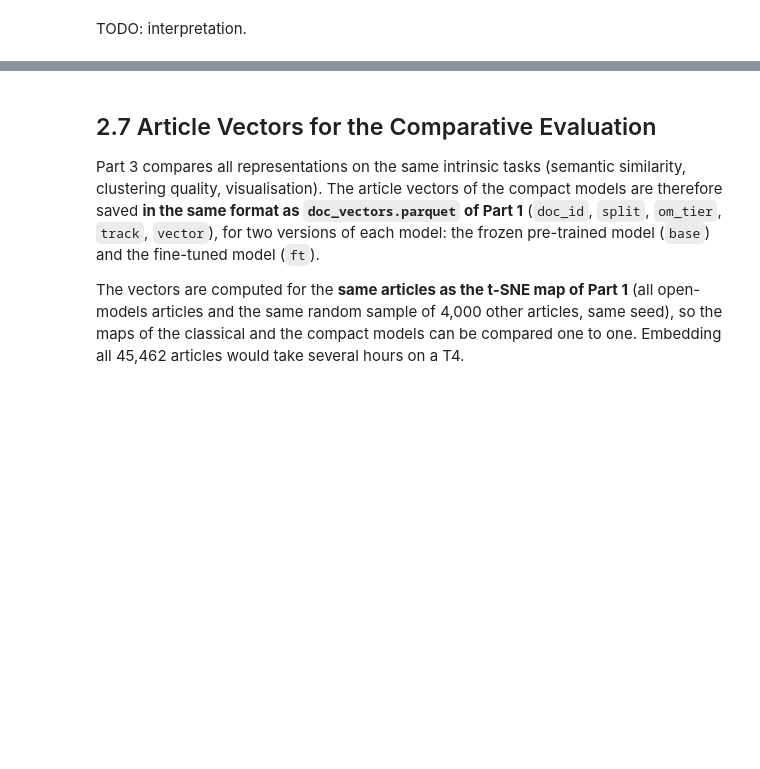
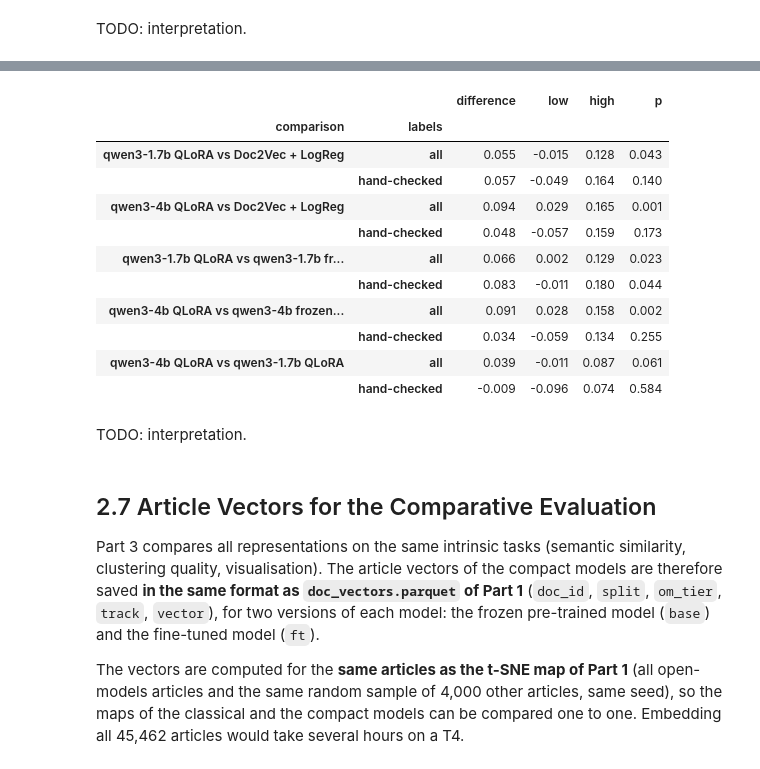
Before and after one commit to jihyeon26/2026-09-CLT-computational_language, a Jupyter notebook: colab/stage2_wp2_finetuning.ipynb, the cells around one changed output, grey strips where cells are left out. Cells and saved outputs as stored; diff of their text form; code cells hidden in the pictures; blank space fills up the shorter version.

```diff
--- a/colab/stage2_wp2_finetuning.ipynb
+++ b/colab/stage2_wp2_finetuning.ipynb
@@ -842,0 +826,12 @@ TODO: interpretation.
+# %%
+val = sets["validation"]
+y = val["eval_label"].to_numpy()
+subsets = {"all": y >= 0}
+if "label_source" in val:
+    subsets["hand-checked"] = (y >= 0) & (val["label_source"] == "human").to_numpy()
+    subsets["made with the LLM"] = (y >= 0) & (val["label_source"] != "human").to_numpy()
+
+robust = pd.DataFrame({f"{name} (n={mask.sum()})": {m: f1_score(y[mask], p[mask], average="macro") for m, p in PREDICTIONS.items()}
+                       for name, mask in subsets.items()})
+robust.to_csv(RUN_DIR / "results_robustness.csv")
+display(robust.round(3))
@@ -843,3 +851,35 @@ TODO: interpretation.
+# %%
+def paired_bootstrap(a, b, mask, n=1000):
+    """Macro-F1 of method a minus method b on the same resamples of the articles in mask."""
+    yt, pa, pb = y[mask], PREDICTIONS[a][mask], PREDICTIONS[b][mask]
+    idx = np.random.default_rng(SEED).integers(0, len(yt), (n, len(yt)))
+    d = np.array([f1_score(yt[i], pa[i], average="macro") - f1_score(yt[i], pb[i], average="macro") for i in idx])
+    return {"difference": f1_score(yt, pa, average="macro") - f1_score(yt, pb, average="macro"),
+            "low": np.percentile(d, 2.5), "high": np.percentile(d, 97.5), "p": (d <= 0).mean()}
+
+names = list(MODELS)
+PAIRS = ([(f"{m} QLoRA", "Doc2Vec + LogReg") for m in names] + [(f"{m} QLoRA", f"{m} frozen + LogReg") for m in names]
+         + [(f"{b} QLoRA", f"{a} QLoRA") for i, a in enumerate(names) for b in names[i + 1:]])
+paired = pd.DataFrame([{"comparison": f"{a} vs {b}", "labels": name, **paired_bootstrap(a, b, mask)}
+                       for a, b in PAIRS if a in PREDICTIONS and b in PREDICTIONS
+                       for name, mask in subsets.items() if name != "made with the LLM"])
+paired.to_csv(RUN_DIR / "results_paired.csv", index=False)
+display(paired.set_index(["comparison", "labels"]).round(3))
+# %% [output]
+|  |  | difference | low | high | p |
+| comparison | labels |  |  |  |  |
+| qwen3-1.7b QLoRA vs Doc2Vec + LogReg | all | 0.055 | -0.015 | 0.128 | 0.043 |
+|  | hand-checked | 0.057 | -0.049 | 0.164 | 0.140 |
+| qwen3-4b QLoRA vs Doc2Vec + LogReg | all | 0.094 | 0.029 | 0.165 | 0.001 |
+|  | hand-checked | 0.048 | -0.057 | 0.159 | 0.173 |
+| qwen3-1.7b QLoRA vs qwen3-1.7b fr... | all | 0.066 | 0.002 | 0.129 | 0.023 |
+|  | hand-checked | 0.083 | -0.011 | 0.180 | 0.044 |
+| qwen3-4b QLoRA vs qwen3-4b frozen... | all | 0.091 | 0.028 | 0.158 | 0.002 |
+|  | hand-checked | 0.034 | -0.059 | 0.134 | 0.255 |
+| qwen3-4b QLoRA vs qwen3-1.7b QLoRA | all | 0.039 | -0.011 | 0.087 | 0.061 |
+|  | hand-checked | -0.009 | -0.096 | 0.074 | 0.584 |
+# %% [markdown]
+TODO: interpretation.
 # %% [markdown]
 ## 2.7 Article Vectors for the Comparative Evaluation
 Part 3 compares all representations on the same intrinsic tasks (semantic similarity, clustering quality, visualisation). The article vectors of the compact models are therefore saved **in the same format as `doc_vectors.parquet` of Part 1** (`doc_id`, `split`, `om_tier`, `track`, `vector`), for two versions of each model: the frozen pre-trained model (`base`) and the fine-tuned model (`ft`).
```
Also changed, not shown: parts of 13 cells of this notebook.
